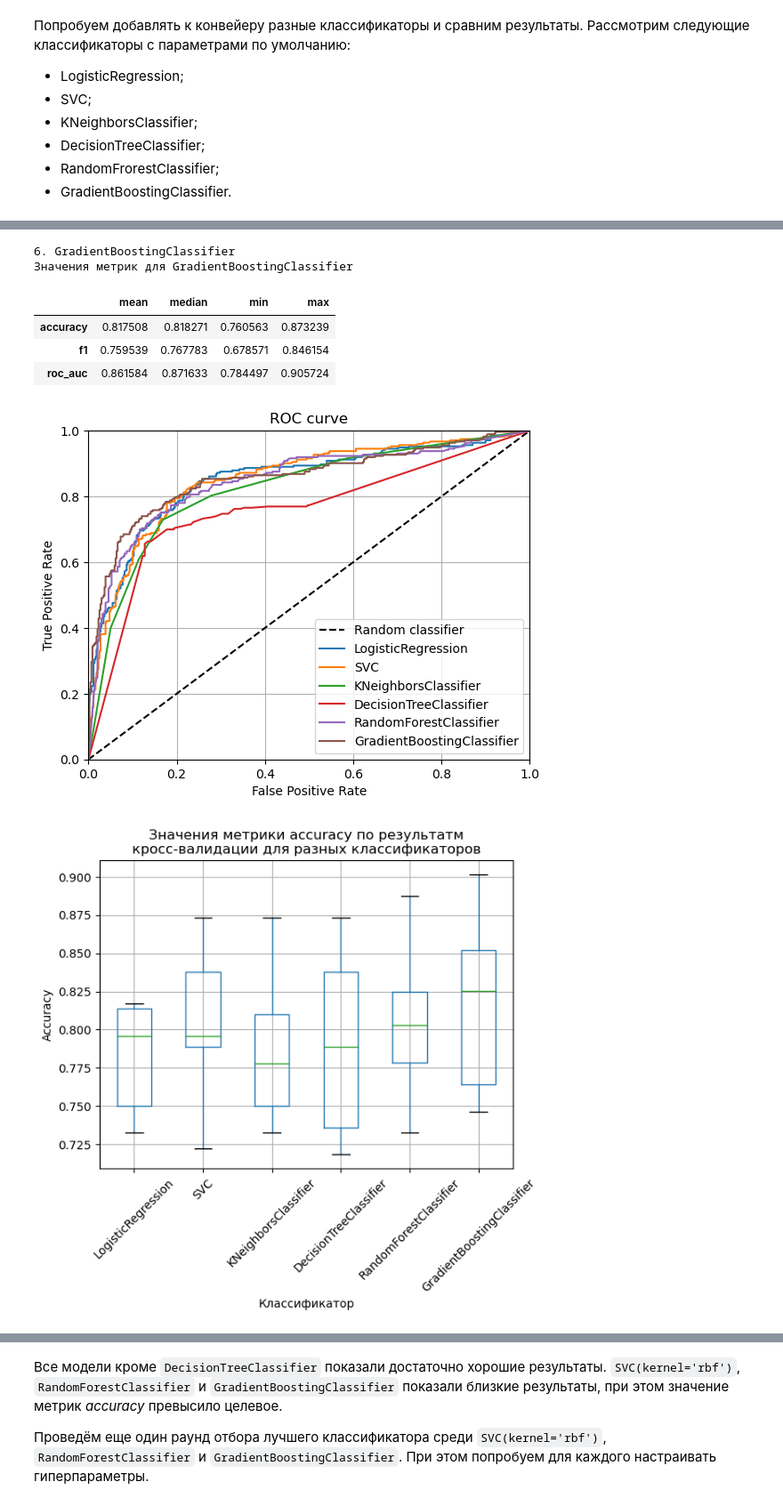
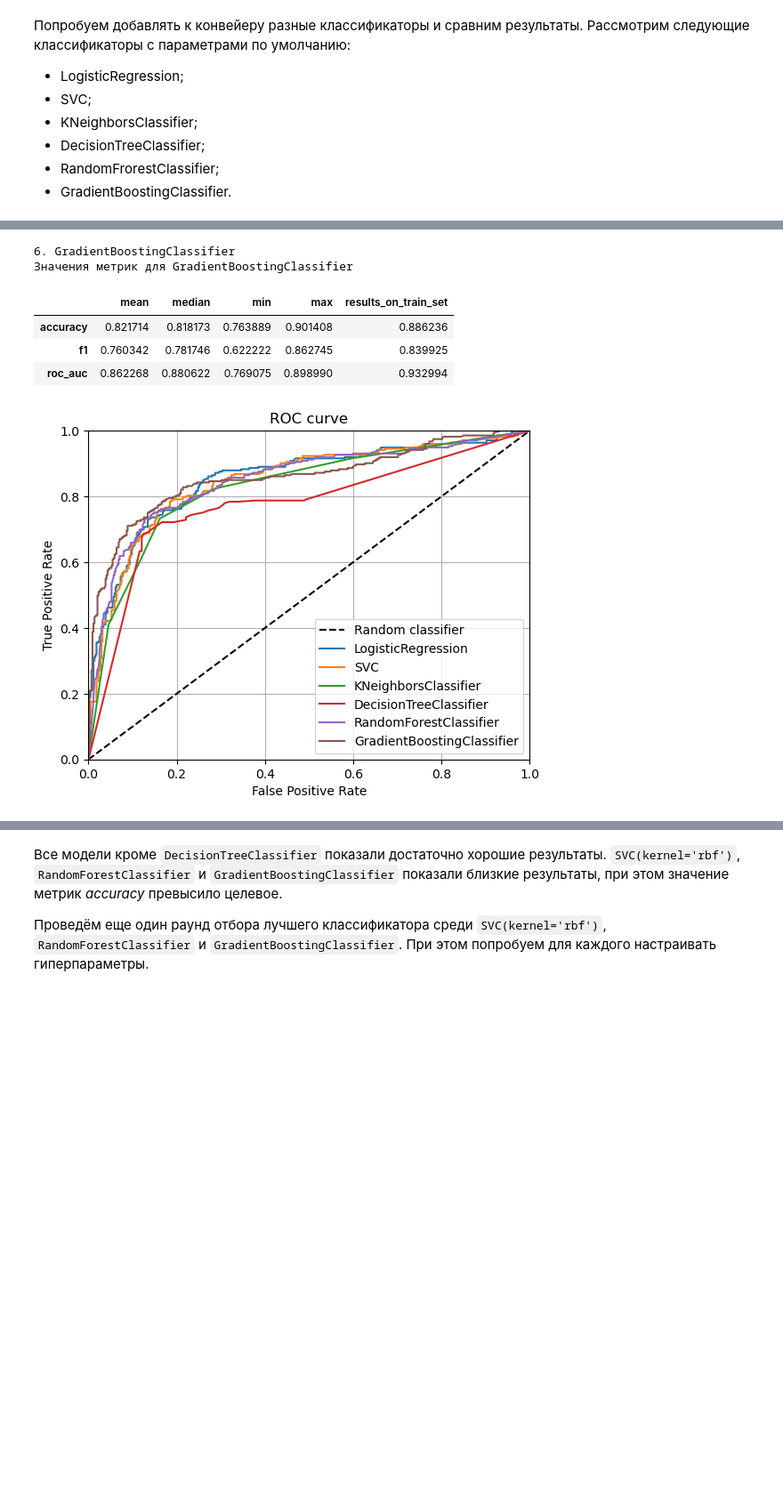
Before and after one commit to AlekseiBogachev/Titanic-Machine-Learning-from-Disaster, a Jupyter notebook: sources/Titanic-Machine-Learning-from-Disaster.ipynb, the cells around one changed output, grey strips where cells are left out. Shown at 89% size. Drawn from its saved outputs; the diff is of its cells as text; code cells hidden in the pictures; blank space fills up the shorter version.

```diff
--- a/sources/Titanic-Machine-Learning-from-Disaster.ipynb
+++ b/sources/Titanic-Machine-Learning-from-Disaster.ipynb
@@ -1286,7 +1287,12 @@ def print_score(estimator, features, target, score='accuracy', cv=5, n_jobs=-1):
                              n_jobs=n_jobs,
                             )
 
-    return pd.DataFrame(scores, columns=[score]).agg(['mean', 'median', 'min', 'max']).transpose()
+    res = pd.DataFrame(scores, columns=[score]).agg(['mean', 'median', 'min', 'max']).transpose()
+
+    scorer = get_scorer(score)
+    res.loc[score, 'results_on_train_set'] = scorer(estimator.fit(features, target), features, target)
+
+    return res
 
 
 def plot_roc_curve_for_random_clf():
@@ -1344,10 +1350,12 @@ def evaluate_model(model, X, y, label, ax=None, method='predict_proba', cv=5, n_
         ax = plot_roc_curve(y_train, y_scores, label=label, ax=ax)
         plt.show()
 
+        return df
+
     else:
         ax = plot_roc_curve(y_train, y_scores, label=label, ax=ax)
 
-        return ax
+        return df, ax
 # %%
 dummy_clf = DummyClassifier(strategy='stratified')
 
@@ -1452,7 +1460,7 @@ methods = [
 
 fig, ax = plot_roc_curve_for_random_clf()
 
-scores_dict = dict()
+scores = pd.DataFrame(columns=['classifier', 'accuracy_on_CV', 'accuracy_on_train_set'])
 
 for i, (classifier, method) in enumerate(zip(classifiers, methods)):
     label = type(classifier).__name__
@@ -1460,28 +1468,29 @@ for i, (classifier, method) in enumerate(zip(classifiers, methods)):
 
     pipe.set_params(classifier=classifier)
 
-    ax = evaluate_model(model=pipe, X=X_train, y=y_train, method=method, label=label, cv=10, ax=ax)
+    df, ax = evaluate_model(model=pipe, X=X_train, y=y_train, method=method, label=label, cv=10, ax=ax)
 
-    scores_dict[label] = cross_val_score(estimator=pipe,
+    score = pd.DataFrame(cross_val_score(estimator=pipe,
                                          X=X_train,
                                          y=y_train,
                                          scoring='accuracy',
                                          cv=10,
                                          n_jobs=-1,
-                                        )
+                                        ),
+                         columns=['accuracy_on_CV']
+                        )
+    score['classifier'] = label
+    score['accuracy_on_train_set'] = df.loc['accuracy', 'results_on_train_set']
+    scores = scores.append(score)
+
 
     print()
+
 
 plt.legend()
 plt.show()
 
 print()
-
-pd.DataFrame(scores_dict).boxplot(rot=45)
-plt.xlabel('Классификатор')
-plt.ylabel('Accuracy')
-plt.title('Значения метрики accuracy по результатм\nкросс-валидации для разных классификаторов')
-plt.show()
 # %% [output]
 1. LogisticRegression
 Значения метрик для LogisticRegression
@@ -1516,8 +1525,7 @@ plt.show()
 6. GradientBoostingClassifier
 Значения метрик для GradientBoostingClassifier
-|  | mean | median | min | max |
-| accuracy | 0.817508 | 0.818271 | 0.760563 | 0.873239 |
-| f1 | 0.759539 | 0.767783 | 0.678571 | 0.846154 |
-| roc_auc | 0.861584 | 0.871633 | 0.784497 | 0.905724 |
+|  | mean | median | min | max | results_on_train_set |
+| accuracy | 0.821714 | 0.818173 | 0.763889 | 0.901408 | 0.886236 |
+| f1 | 0.760342 | 0.781746 | 0.622222 | 0.862745 | 0.839925 |
+| roc_auc | 0.862268 | 0.880622 | 0.769075 | 0.898990 | 0.932994 |
-[figure, old version]
+[figure, new version]
-[figure, removed]
```
Also changed, not shown: parts of 8 cells of this notebook.
